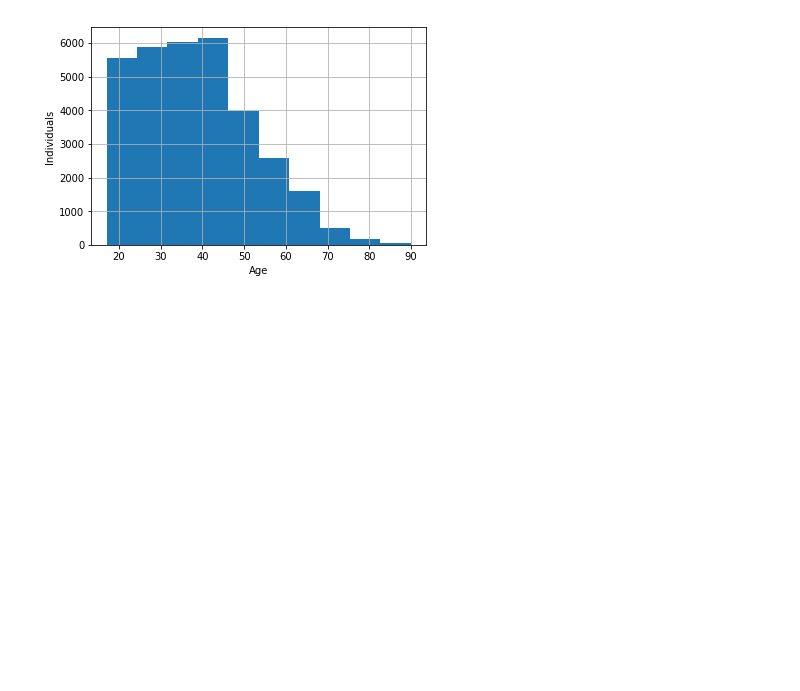
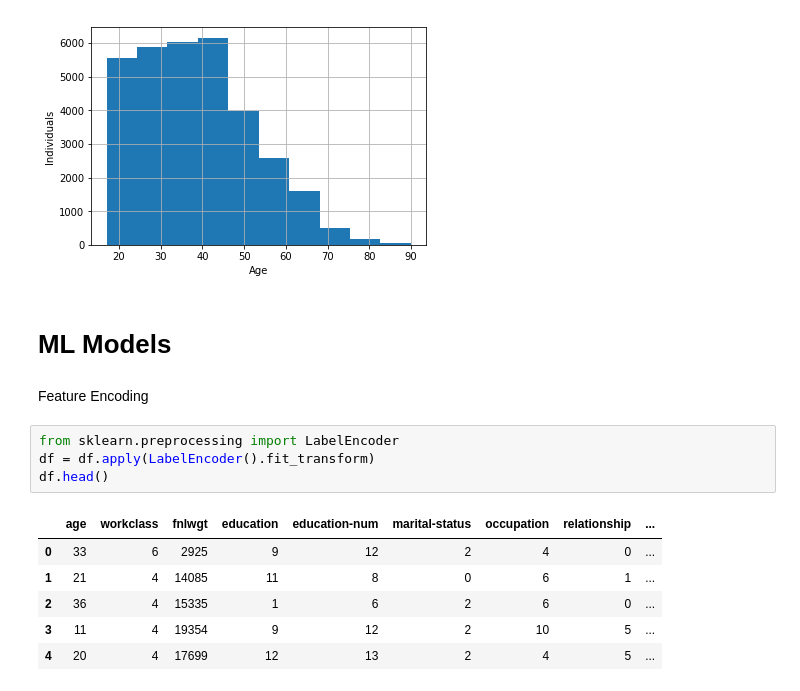
Before and after one commit to fuwiak/Data_Science_Machine_Learning_Signal_Processing, a Jupyter notebook: Portofolio/Census_income/main.ipynb, the cells around one changed output. Saved outputs shown, nothing was run; the diff lists cells and outputs as text; blank space fills up the shorter version.

```diff
--- a/Portofolio/Census_income/main.ipynb
+++ b/Portofolio/Census_income/main.ipynb
@@ -123,3 +123,18 @@ ax.set_ylabel("Individuals")
 # %% [output]
 Text(0, 0.5, 'Individuals')
 [figure]
+# %% [markdown]
+# ML Models
+# %% [markdown]
+Feature Encoding
+# %%
+from sklearn.preprocessing import LabelEncoder
+df = df.apply(LabelEncoder().fit_transform)
+df.head()
+# %% [output]
+|  | age | workclass | fnlwgt | education | education-num | marital-status | occupation | relationship | ... |
+| 0 | 33 | 6 | 2925 | 9 | 12 | 2 | 4 | 0 | ... |
+| 1 | 21 | 4 | 14085 | 11 | 8 | 0 | 6 | 1 | ... |
+| 2 | 36 | 4 | 15335 | 1 | 6 | 2 | 6 | 0 | ... |
+| 3 | 11 | 4 | 19354 | 9 | 12 | 2 | 10 | 5 | ... |
+| 4 | 20 | 4 | 17699 | 12 | 13 | 2 | 4 | 5 | ... |
```
